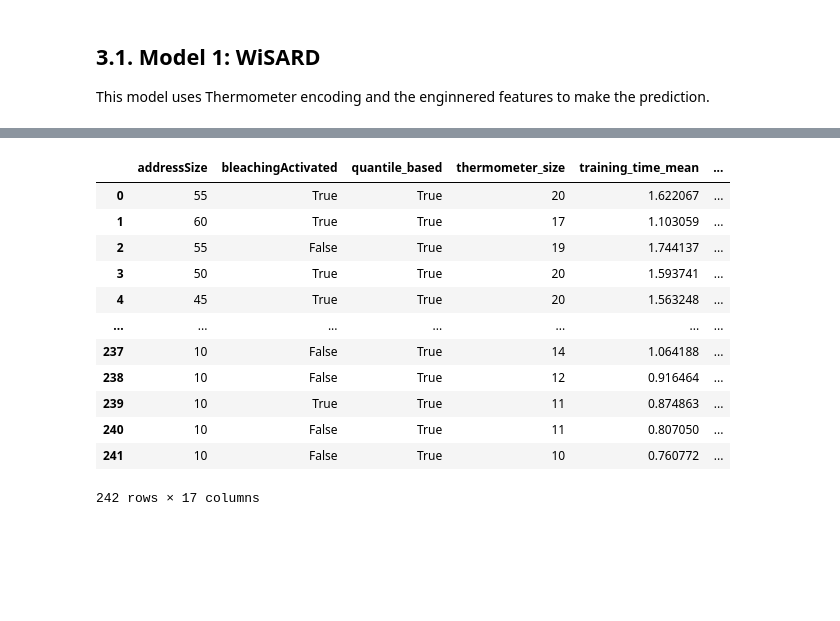
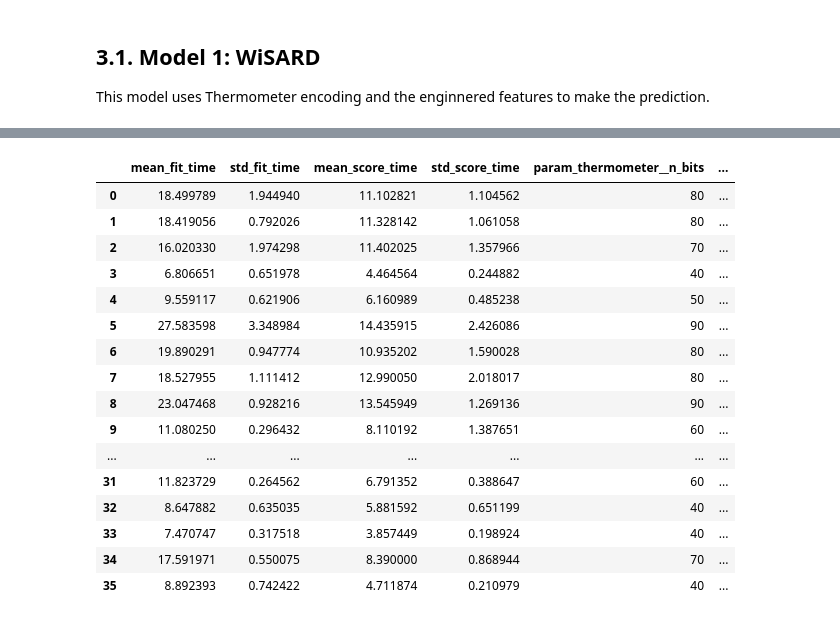
Before and after one commit to bruno-accioli/activity-recognition-WiSARD, a Jupyter notebook: train.ipynb, the cells around one changed output, grey strips where cells are left out. Saved outputs shown, nothing was run; the diff lists cells and outputs as text; code cells hidden in the pictures; blank space fills up the shorter version.

```diff
--- a/train.ipynb
+++ b/train.ipynb
@@ -552,5 +360,5 @@ best_params_model1
 # %%
-gs_model1 = gs_model1.sort_values('rank').reset_index(drop=True)
+gs_model1 = pd.DataFrame(gs_model1).sort_values('rank_test_score').reset_index(drop=True)
 
 with open('results/model1_gs_results.pickle', 'wb') as file:
     pickle.dump(gs_model1, file)
@@ -628,16 +417,7 @@ plot_confusion_matrix(y_test_str, pred_test, display_labels=display_labels)
 
 This model uses Thermometer encoding with quantile based bins and the enginnered features to make the prediction.
 # %%
-from thermometer_encoder import ThermometerEncoder
-import wisardpkg as wp
-from time import time
-from sklearn.metrics import accuracy_score
-from sklearn.model_selection import StratifiedKFold
-from sklearn.model_selection import ParameterGrid
-from tqdm import tqdm
-import pickle
-
-def cross_validation_model1(X, y, n_splits=5, addressSize=[50], thermometer_size=[5], bleachingActivated=[True],
+def cross_validation_model2(X, y, n_splits=5, addressSize=[50], thermometer_size=[5], bleachingActivated=[True],
                             thermometer_columns=None, quantile_based=[True]):
     grid_search_results = []
     best_params = None
@@ -735,11 +515,27 @@ def cross_validation_model1(X, y, n_splits=5, addressSize=[50], thermometer_size
     grid_search_results['rank'] = grid_search_results['validation_accuracy_mean'].rank(ascending=False)
 
     return grid_search_results, best_params
+
+def cross_validation_model2(X, y, subjects, n_splits=5, addressSize=[50],
+                            bleachingActivated=[True], thermometer_size=[20],
+                            quantile_based=[True]):
+    model = Pipeline([('thermometer', ThermometerEncoder()),
+                     ('wisard', WisardClassifier())])
+
+    param_grid = [{'thermometer__n_bits': thermometer_size,
+                   'thermometer__quantile_based': quantile_based,
+                   'wisard__address_size': addressSize}]
+
+    cv = GroupKFold(n_splits=n_splits)
+    gs = GridSearchCV(model, param_grid, cv=cv, n_jobs=2, verbose=4)
+
+    gs.fit(X, y, groups=subjects)
+
+    return gs.cv_results_, gs.best_params_
 # %%
-thermometer_size = list(range(10, 21))
-addressSize = [10, 15, 20, 25, 30, 35, 40, 45, 50, 55, 60]
-gs_model2, best_params_model2 = cross_validation_model1(train_eng, train_labels, n_splits=5, addressSize=addressSize,
-                                                        thermometer_size=thermometer_size,
-                                                        bleachingActivated=[True, False], thermometer_columns=None,
-                                                       quantile_based=[True])
+addressSize = [8, 10, 12, 14, 16, 18]
+thermometer_size = [40, 50, 60, 70, 80, 90]
+gs_model2, best_params_model2 = cross_validation_model2(train_eng, train_labels, train_subjects, n_splits=5,
+                                                        addressSize=addressSize, thermometer_size=thermometer_size,
+                                                        bleachingActivated=[True, False], quantile_based=[True])
 # %% [output]
@@ -791,24 +552,28 @@ best_params_model2
 # %%
-gs_model2 = gs_model2.sort_values('rank').reset_index(drop=True)
+gs_model2 = pd.DataFrame(gs_model2).sort_values('rank_test_score').reset_index(drop=True)
 
 with open('results/model2_gs_results.pickle', 'wb') as file:
     pickle.dump(gs_model2, file)
 
 gs_model2
 # %% [output]
-|  | addressSize | bleachingActivated | quantile_based | thermometer_size | training_time_mean | ... |
-| 0 | 55 | True | True | 20 | 1.622067 | ... |
-| 1 | 60 | True | True | 17 | 1.103059 | ... |
-| 2 | 55 | False | True | 19 | 1.744137 | ... |
-| 3 | 50 | True | True | 20 | 1.593741 | ... |
-| 4 | 45 | True | True | 20 | 1.563248 | ... |
+|  | mean_fit_time | std_fit_time | mean_score_time | std_score_time | param_thermometer__n_bits | ... |
+| 0 | 18.499789 | 1.944940 | 11.102821 | 1.104562 | 80 | ... |
+| 1 | 18.419056 | 0.792026 | 11.328142 | 1.061058 | 80 | ... |
+| 2 | 16.020330 | 1.974298 | 11.402025 | 1.357966 | 70 | ... |
+| 3 | 6.806651 | 0.651978 | 4.464564 | 0.244882 | 40 | ... |
+| 4 | 9.559117 | 0.621906 | 6.160989 | 0.485238 | 50 | ... |
+| 5 | 27.583598 | 3.348984 | 14.435915 | 2.426086 | 90 | ... |
+| 6 | 19.890291 | 0.947774 | 10.935202 | 1.590028 | 80 | ... |
+| 7 | 18.527955 | 1.111412 | 12.990050 | 2.018017 | 80 | ... |
+| 8 | 23.047468 | 0.928216 | 13.545949 | 1.269136 | 90 | ... |
+| 9 | 11.080250 | 0.296432 | 8.110192 | 1.387651 | 60 | ... |
 | ... | ... | ... | ... | ... | ... | ... |
-| 237 | 10 | False | True | 14 | 1.064188 | ... |
-| 238 | 10 | False | True | 12 | 0.916464 | ... |
-| 239 | 10 | True | True | 11 | 0.874863 | ... |
-| 240 | 10 | False | True | 11 | 0.807050 | ... |
-| 241 | 10 | False | True | 10 | 0.760772 | ... |
+| 31 | 11.823729 | 0.264562 | 6.791352 | 0.388647 | 60 | ... |
+| 32 | 8.647882 | 0.635035 | 5.881592 | 0.651199 | 40 | ... |
+| 33 | 7.470747 | 0.317518 | 3.857449 | 0.198924 | 40 | ... |
+| 34 | 17.591971 | 0.550075 | 8.390000 | 0.868944 | 70 | ... |
+| 35 | 8.892393 | 0.742422 | 4.711874 | 0.210979 | 40 | ... |
-242 rows × 17 columns
 # %%
 with open('results/model2_gs_results.pickle', 'rb') as file:
     gs_model2 = pickle.load(file)
```
Also changed, not shown: parts of 38 cells of this notebook, 9 other files.
